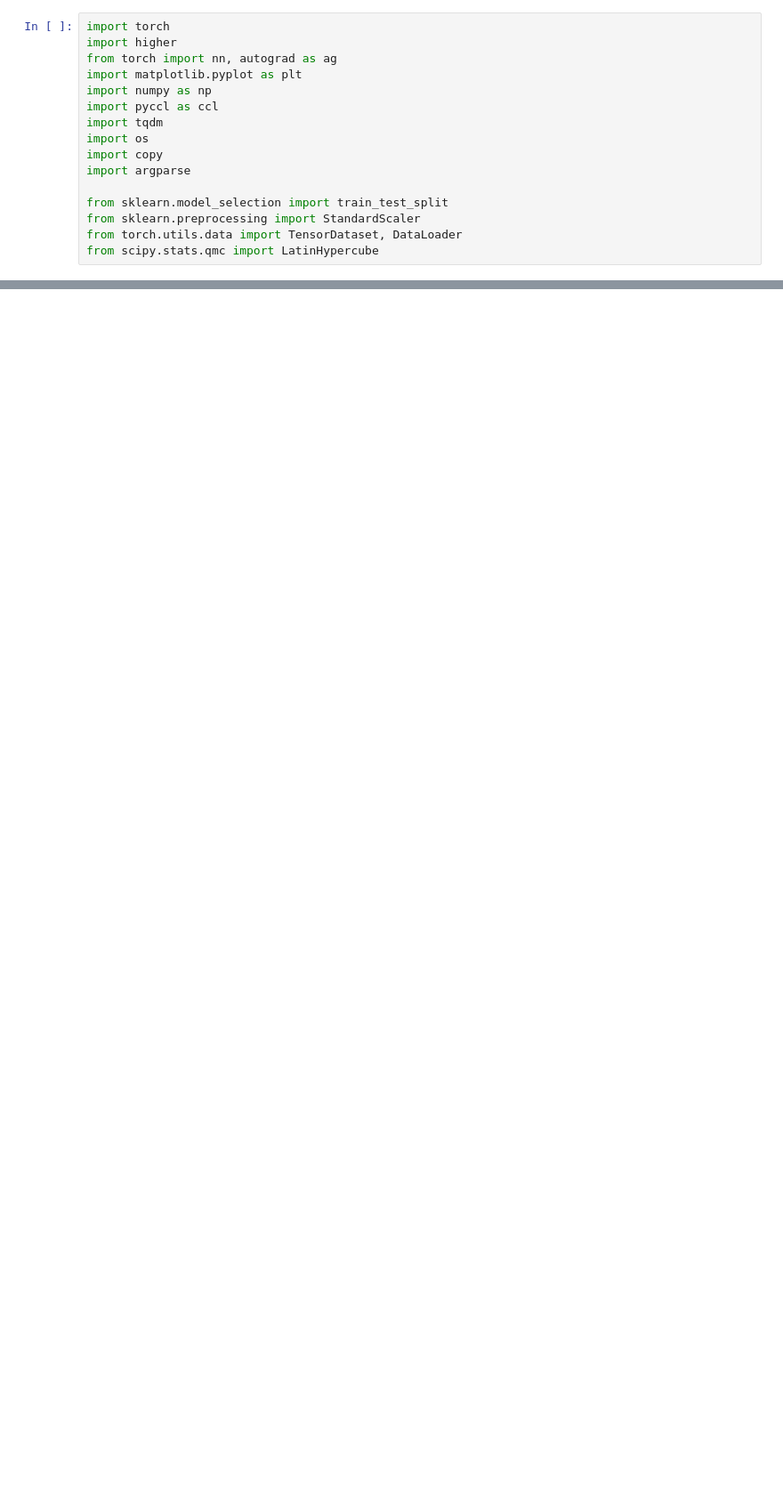
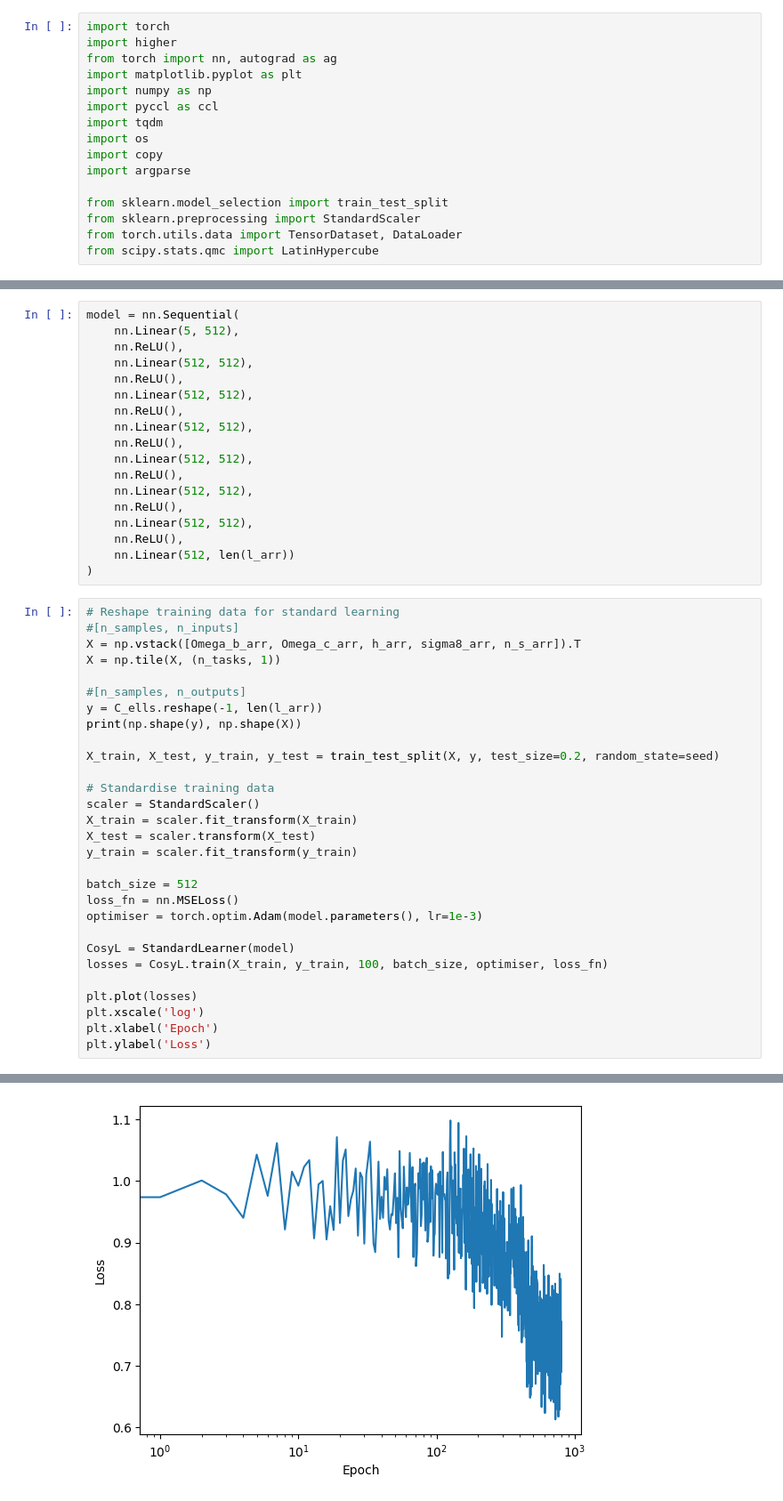
Before and after one commit to CMacM/CosyMAML, a Jupyter notebook: classyMAML.ipynb, the cells around one changed output, grey strips where cells are left out. Shown at 89% size. Drawn from its saved outputs; the diff is of its cells as text; blank space fills up the shorter version.

```diff
--- a/classyMAML.ipynb
+++ b/classyMAML.ipynb
@@ -50,0 +161,48 @@ class CosMAML():
+# %%
+model = nn.Sequential(
+    nn.Linear(5, 512),
+    nn.ReLU(),
+    nn.Linear(512, 512),
+    nn.ReLU(),
+    nn.Linear(512, 512),
+    nn.ReLU(),
+    nn.Linear(512, 512),
+    nn.ReLU(),
+    nn.Linear(512, 512),
+    nn.ReLU(),
+    nn.Linear(512, 512),
+    nn.ReLU(),
+    nn.Linear(512, 512),
+    nn.ReLU(),
+    nn.Linear(512, len(l_arr))
+)
+# %%
+# Reshape training data for standard learning
+#[n_samples, n_inputs]
+X = np.vstack([Omega_b_arr, Omega_c_arr, h_arr, sigma8_arr, n_s_arr]).T
+X = np.tile(X, (n_tasks, 1))
+
+#[n_samples, n_outputs]
+y = C_ells.reshape(-1, len(l_arr))
+print(np.shape(y), np.shape(X))
+
+X_train, X_test, y_train, y_test = train_test_split(X, y, test_size=0.2, random_state=seed)
+
+# Standardise training data
+scaler = StandardScaler()
+X_train = scaler.fit_transform(X_train)
+X_test = scaler.transform(X_test)
+y_train = scaler.fit_transform(y_train)
+
+batch_size = 512
+loss_fn = nn.MSELoss()
+optimiser = torch.optim.Adam(model.parameters(), lr=1e-3)
+
+CosyL = StandardLearner(model)
+losses = CosyL.train(X_train, y_train, 100, batch_size, optimiser, loss_fn)
+
+plt.plot(losses)
+plt.xscale('log')
+plt.xlabel('Epoch')
+plt.ylabel('Loss')
+# %% [output]
@@ -50,0 +211 @@ class CosMAML():
+[figure, added]
```
Also changed, not shown: parts of 8 cells of this notebook, 2 other files.
